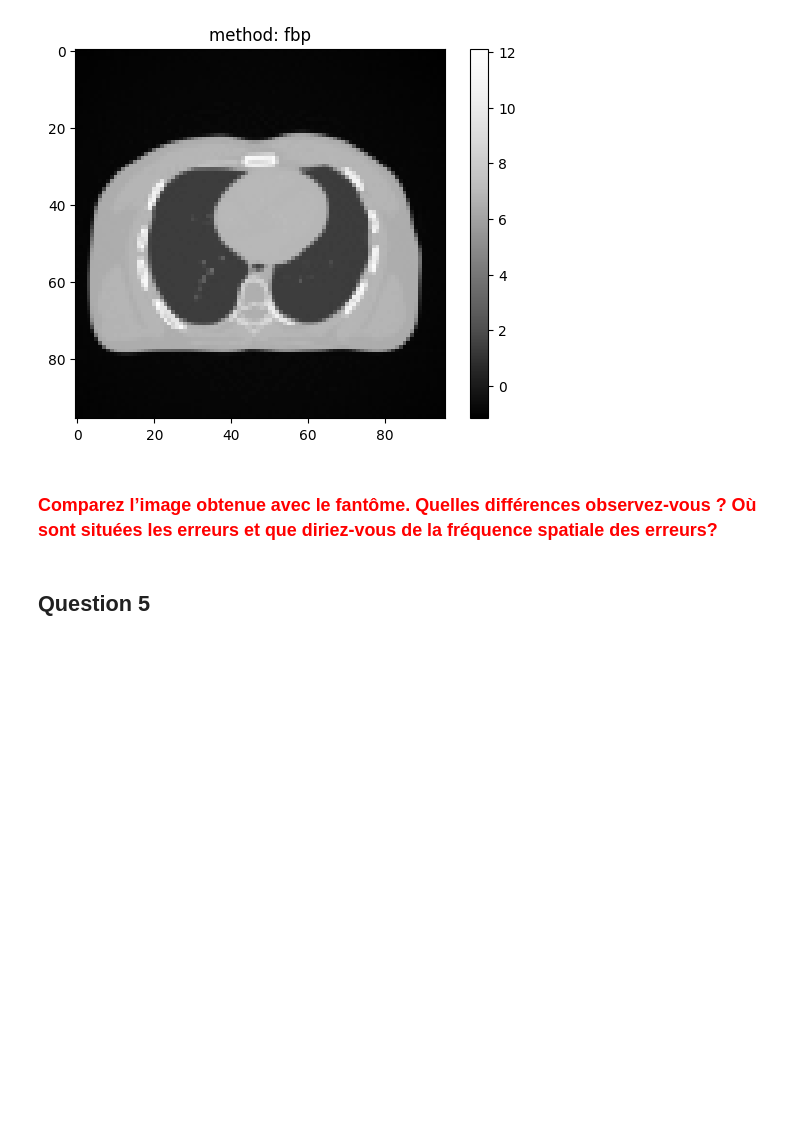
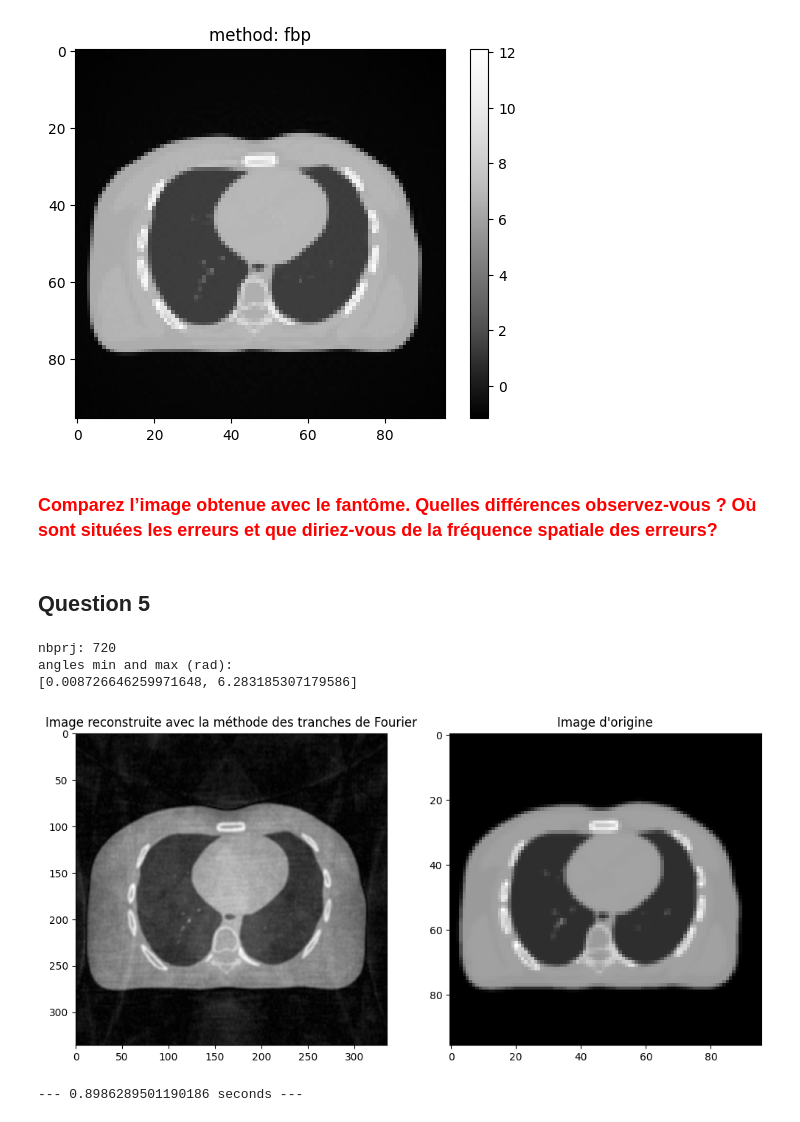
Before and after one commit to marcosamsonn/TP2, a Jupyter notebook: TP2_JulesLabrecque_XavierLarouche_MarcAntoineSamson.ipynb, the cells around one changed output. Saved outputs shown, nothing was run; the diff lists cells and outputs as text; code cells hidden in the pictures; blank space fills up the shorter version.

```diff
--- a/TP2_JulesLabrecque_XavierLarouche_MarcAntoineSamson.ipynb
+++ b/TP2_JulesLabrecque_XavierLarouche_MarcAntoineSamson.ipynb
@@ -457,3 +458,53 @@ Processing angle 720/720
 ### <span style="color:red">Comparez l’image obtenue avec le fantôme. Quelles différences observez-vous ? Où sont situées les erreurs et que diriez-vous de la fréquence spatiale des erreurs? </span>
 # %% [markdown]
 ## Question 5
+# %%
+def reconFourierSlice():
+    [nbprj, angles, sinogram] = readInput()
+
+    #On applique la transformée de Fourier à chaque ligne du sinogramme
+    sinogram_fft_rows = np.fft.fftshift(np.fft.fft(np.fft.ifftshift(sinogram, axes=1)), axes=1)
+
+    #On crée les coordonnées polaires
+    r = np.arange(nbpix) - nbpix / 2
+    r, angles = np.meshgrid(r, angles)
+    r = r.ravel()
+    angles = angles.ravel()
+
+    #On crée les coordonnées cartésiennes et la grille de l'image pour interpoler les données
+    x_array = (nbpix / 2) + r * np.cos(angles)
+    y_array = (nbpix / 2) + r * np.sin(angles)
+    x, y = np.meshgrid(np.arange(nbpix), np.arange(nbpix))
+
+    #On interpole les données pour obtenir l'image en prennant seulement la partie réelle
+    image_fft = scipy.interpolate.griddata((x_array, y_array), sinogram_fft_rows.ravel(), (x.ravel()[::-1], y.ravel()), method="nearest").reshape((nbpix, nbpix))
+    image = np.abs(np.fft.fftshift(np.fft.ifft2(np.fft.ifftshift(image_fft))))
+
+    # Zoom sur de l'image de manière à avoir le même zoom que l'image d'origine
+    zoom_factor = 1.45
+    image_center = np.array(image.shape) / 2
+    zoomed_image = scipy.ndimage.zoom(image, zoom_factor)
+    crop_x1 = int(image_center[0] * zoom_factor - image_center[0])
+    crop_x2 = crop_x1 + image.shape[0]
+    crop_y1 = int(image_center[1] * zoom_factor - image_center[1])
+    crop_y2 = crop_y1 + image.shape[1]
+    zoomed_image = zoomed_image[crop_x1:crop_x2, crop_y1:crop_y2]
+
+    #On affiche l'image reconstruite et l'image d'origine
+    z8ha9_image = plt.imread('Z8HA9.png')
+    fig, axs = plt.subplots(1, 2, figsize=(12, 6))
+    axs[0].imshow(zoomed_image, cmap="gray")
+    axs[0].set_title("Image reconstruite avec la méthode des tranches de Fourier")
+    axs[1].imshow(z8ha9_image, cmap="gray")
+    axs[1].set_title("Image d'origine")
+    plt.show()
+
+start_time = time.time()
+reconFourierSlice()
+print("--- %s seconds ---" % (time.time() - start_time))
+# %% [output]
+nbprj: 720
+angles min and max (rad):
+[0.008726646259971648, 6.283185307179586]
+[figure, added]
+--- 0.8986289501190186 seconds ---
```
Also changed, not shown: parts of 5 cells of this notebook, 2 other files.
